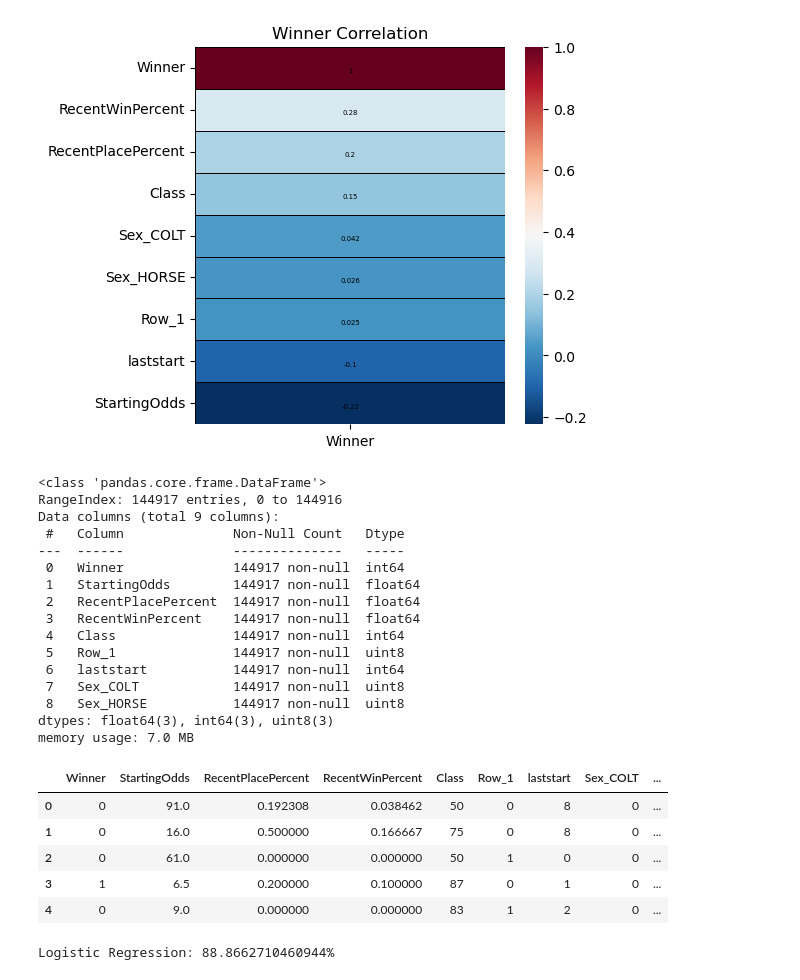
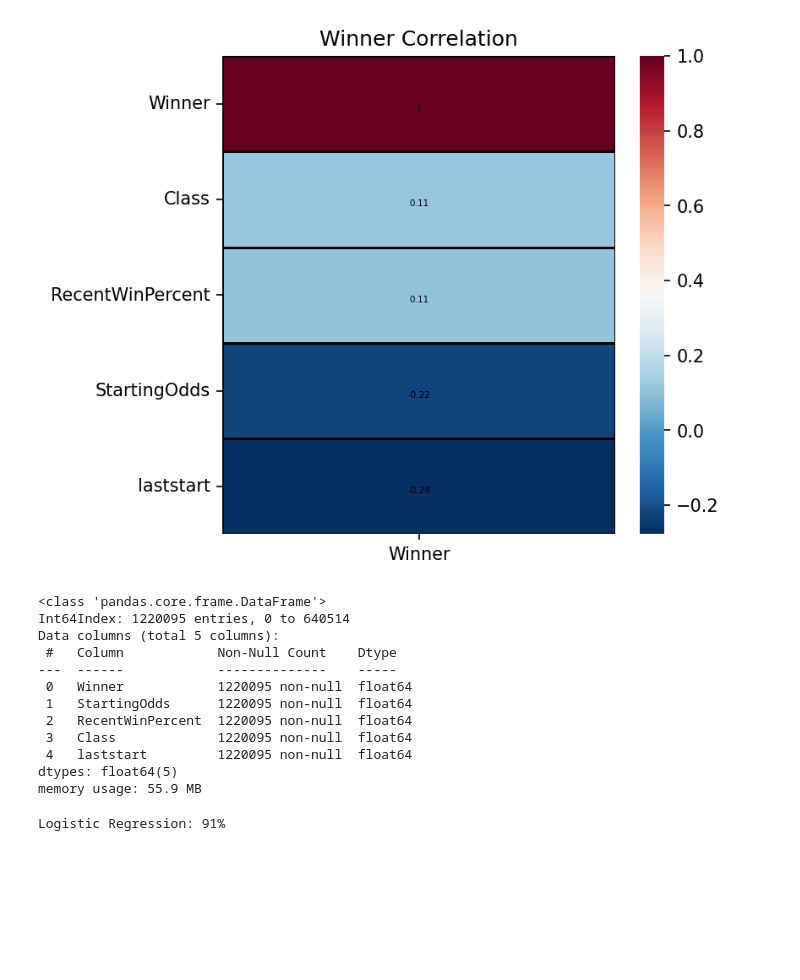
Before and after one commit to hassan-kamran/racing_bet_predictions, a Jupyter notebook: betting_model.ipynb, the cells around one changed output. Saved outputs shown, nothing was run; the diff lists cells and outputs as text; code cells hidden in the pictures; blank space fills up the shorter version.

```diff
--- a/betting_model.ipynb
+++ b/betting_model.ipynb
@@ -33,45 +10,45 @@ horses = horses[['Winner','StartingOdds','RecentPlacePercent','RecentWinPercent'
-# %%
-median = horses.median()
-horses.fillna(median, inplace=True)
-horses.to_csv('./data/clean_data.csv', index=False)
+# %%
+horses2 = pd.read_csv('./data/horses2.csv')
+horses1 = pd.read_csv('./data/horses1.csv')
+horses0 = pd.read_csv('./data/horses.csv')
+# %%
+def horses_preprocess(dfs):
+    dfs_processed = []
+    for df in dfs:
+        df = df.copy()
+        df = df[['Winner','StartingOdds','RecentWinPercent','Class','laststart']]
+        median = df.median()
+        df.fillna(median, inplace=True)
+        dfs_processed.append(df)
+    return pd.concat(dfs_processed, axis=0)
+
+horses = horses_preprocess([horses1, horses2, horses0])
+horses.to_csv('./data/clean_data.csv', index=False)
 # %%
 corr = horses.corr().sort_values(by='Winner', ascending=False)
 winner_corr = corr[['Winner']]
-fig, ax = plt.subplots(figsize=(5,5), dpi=100)
+fig, ax = plt.subplots(figsize=(5,5), dpi=150)
 annot_kws = {"ha": 'center',"va": 'top', "size":5, "color": "black"}
 ax = sns.heatmap(winner_corr, annot=True, vmax=winner_corr.max(), vmin=winner_corr.min(), square=False, cbar=True, cmap='RdBu_r', linewidths=0.5, linecolor='black', annot_kws=annot_kws)
 ax.set_title('Winner Correlation')
 plt.show()
 # %% [output]
-[figure, old version]
+[figure, new version]
 # %%
 horses.info(verbose=True, show_counts=True)
 # %% [output]
 <class 'pandas.core.frame.DataFrame'>
-RangeIndex: 144917 entries, 0 to 144916
-Data columns (total 9 columns):
- #   Column              Non-Null Count   Dtype
----  ------              --------------   -----
- 0   Winner              144917 non-null  int64
- 1   StartingOdds        144917 non-null  float64
- 2   RecentPlacePercent  144917 non-null  float64
- 3   RecentWinPercent    144917 non-null  float64
- 4   Class               144917 non-null  int64
- 5   Row_1               144917 non-null  uint8
- 6   laststart           144917 non-null  int64
- 7   Sex_COLT            144917 non-null  uint8
- 8   Sex_HORSE           144917 non-null  uint8
-dtypes: float64(3), int64(3), uint8(3)
-memory usage: 7.0 MB
+Int64Index: 1220095 entries, 0 to 640514
+Data columns (total 5 columns):
+ #   Column            Non-Null Count    Dtype
+---  ------            --------------    -----
+ 0   Winner            1220095 non-null  float64
+ 1   StartingOdds      1220095 non-null  float64
+ 2   RecentWinPercent  1220095 non-null  float64
+ 3   Class             1220095 non-null  float64
+ 4   laststart         1220095 non-null  float64
+dtypes: float64(5)
+memory usage: 55.9 MB
-# %%
-horses.head()
-# %% [output]
-|  | Winner | StartingOdds | RecentPlacePercent | RecentWinPercent | Class | Row_1 | laststart | Sex_COLT | ... |
-| 0 | 0 | 91.0 | 0.192308 | 0.038462 | 50 | 0 | 8 | 0 | ... |
-| 1 | 0 | 16.0 | 0.500000 | 0.166667 | 75 | 0 | 8 | 0 | ... |
-| 2 | 0 | 61.0 | 0.000000 | 0.000000 | 50 | 1 | 0 | 0 | ... |
-| 3 | 1 | 6.5 | 0.200000 | 0.100000 | 87 | 0 | 1 | 0 | ... |
-| 4 | 0 | 9.0 | 0.000000 | 0.000000 | 83 | 1 | 2 | 0 | ... |
 # %%
 x = horses.drop(['Winner'], axis=1)
 y = horses['Winner']
@@ -80,7 +58,7 @@ x_train, x_test, y_train, y_test = train_test_split(x, y, test_size=0.2, random_
 # %%
 lr = LogisticRegression(solver='newton-cg').fit(x_train, y_train)
-print(f'Logistic Regression: {lr.score(x_test, y_test)*100}%')
+print(f'Logistic Regression: {round(lr.score(x_test, y_test)*100)}%')
 # %% [output]
-Logistic Regression: 88.8662710460944%
+Logistic Regression: 91%
 # %%
 input = tf.keras.Input(shape=(x.shape[1],))
```
Also changed, not shown: parts of 10 cells of this notebook, 2 other files.
